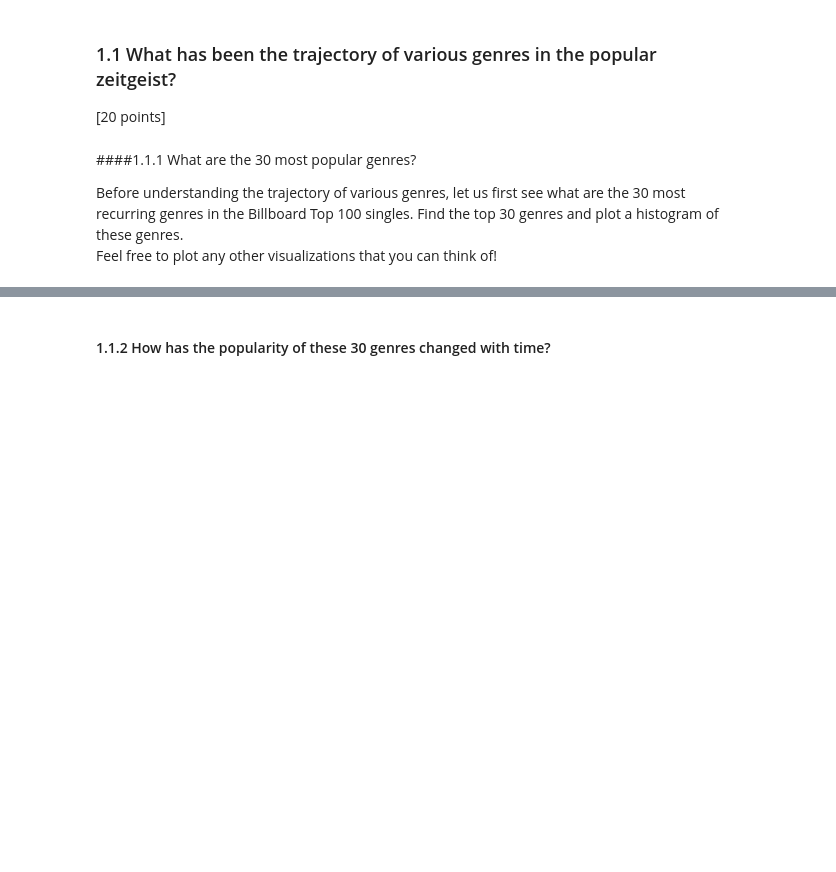
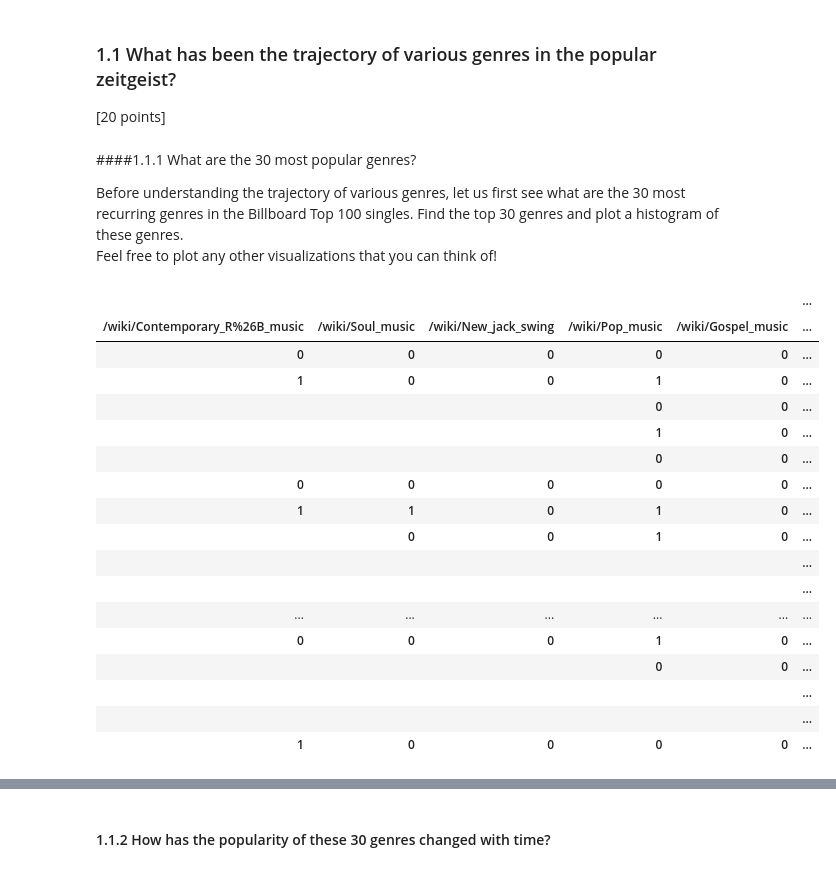
Before and after one commit to pramendra/hemanth_pram_Homework2, a Jupyter notebook: distribute_HW2.ipynb, the cells around one changed output, grey strips where cells are left out. Cells and saved outputs as stored; diff of their text form; code cells hidden in the pictures; blank space fills up the shorter version.

```diff
--- a/distribute_HW2.ipynb
+++ b/distribute_HW2.ipynb
@@ -157,0 +156,65 @@ Feel free to plot any other visualizations that you can think of!
+# %%
+#your code here
+# df.apply(pd.Series.value_counts)
+import ast
+groupby_year = largedf["genres"]
+
+genre_list = {}
+for gernes in largedf["genres"]:
+  for gerne in ast.literal_eval(gernes):
+    if gerne in genre_list:
+      genre_list[gerne] = genre_list[gerne] + 1
+    else:
+      genre_list[gerne] =  1
+
+column_name = genre_list.keys()
+
+endf = largedf[column_name]
+
+endf.head()
+
+popular = endf.value_counts()
+
+top30 = popular[:30]
+
+pd.DataFrame(top30)
+# newdata = {}
+# for key, row in largedf.items():
+#   newdata = largedf[]
+
+
+# dd = {k: v for k, v in sorted(genre_list.items(), key=lambda item: item[1])}
+# dd
+
+# dict(sorted(genre_list.items(), key=lambda item: item[1]))
+
+# max_key = max(genre_list.values())
+
+# max_key
+# len(groupby_year)
+# groupby_year[1]
+# genreinfo = {}
+# year_list = np.sort(largedf["year"].unique())
+# year_list
+
+# for genre in genres_top_30 :
+#   genre = genre[0]
+# %% [output]
+|  |  |  |  |  | ... |
+| /wiki/Contemporary_R%26B_music | /wiki/Soul_music | /wiki/New_jack_swing | /wiki/Pop_music | /wiki/Gospel_music | ... |
+| 0 | 0 | 0 | 0 | 0 | ... |
+| 1 | 0 | 0 | 1 | 0 | ... |
+|  |  |  | 0 | 0 | ... |
+|  |  |  | 1 | 0 | ... |
+|  |  |  | 0 | 0 | ... |
+| 0 | 0 | 0 | 0 | 0 | ... |
+| 1 | 1 | 0 | 1 | 0 | ... |
+|  | 0 | 0 | 1 | 0 | ... |
+|  |  |  |  |  | ... |
+|  |  |  |  |  | ... |
+| ... | ... | ... | ... | ... | ... |
+| 0 | 0 | 0 | 1 | 0 | ... |
+|  |  |  | 0 | 0 | ... |
+|  |  |  |  |  | ... |
+|  |  |  |  |  | ... |
+| 1 | 0 | 0 | 0 | 0 | ... |
```
Also changed, not shown: parts of 5 cells of this notebook.
